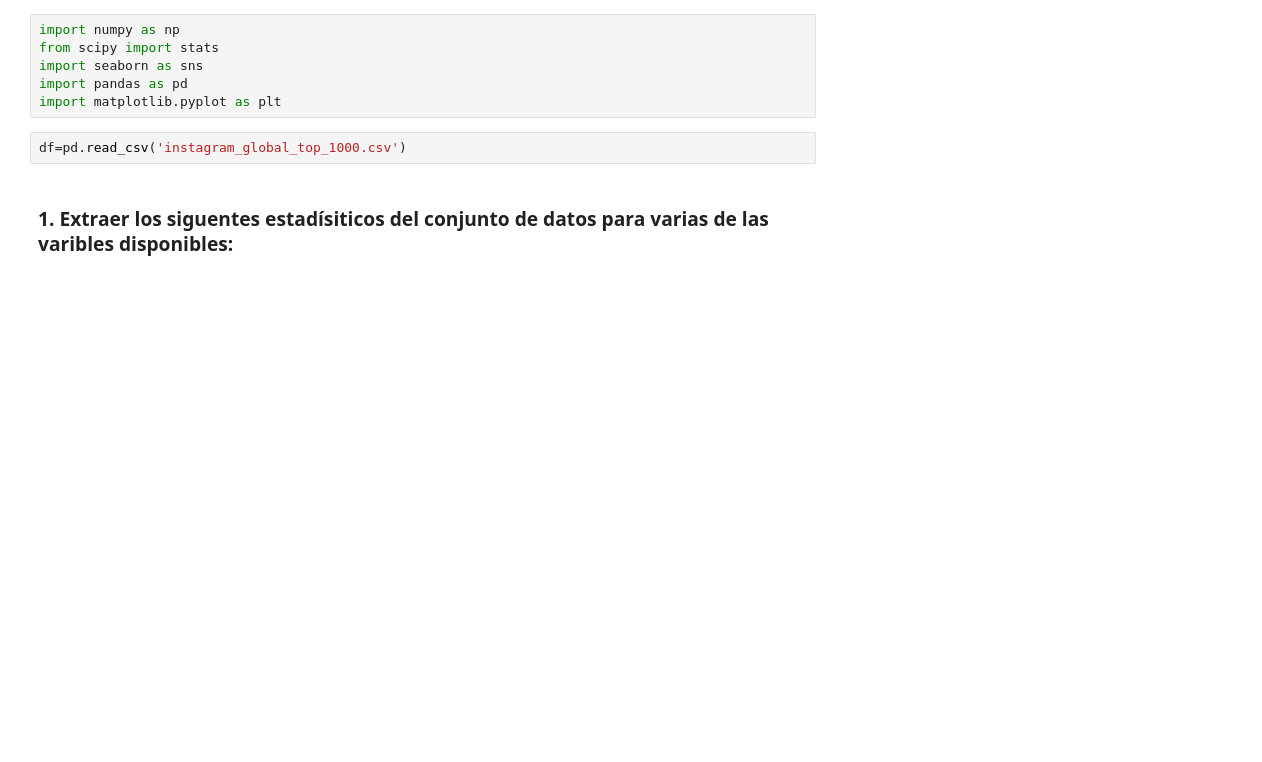
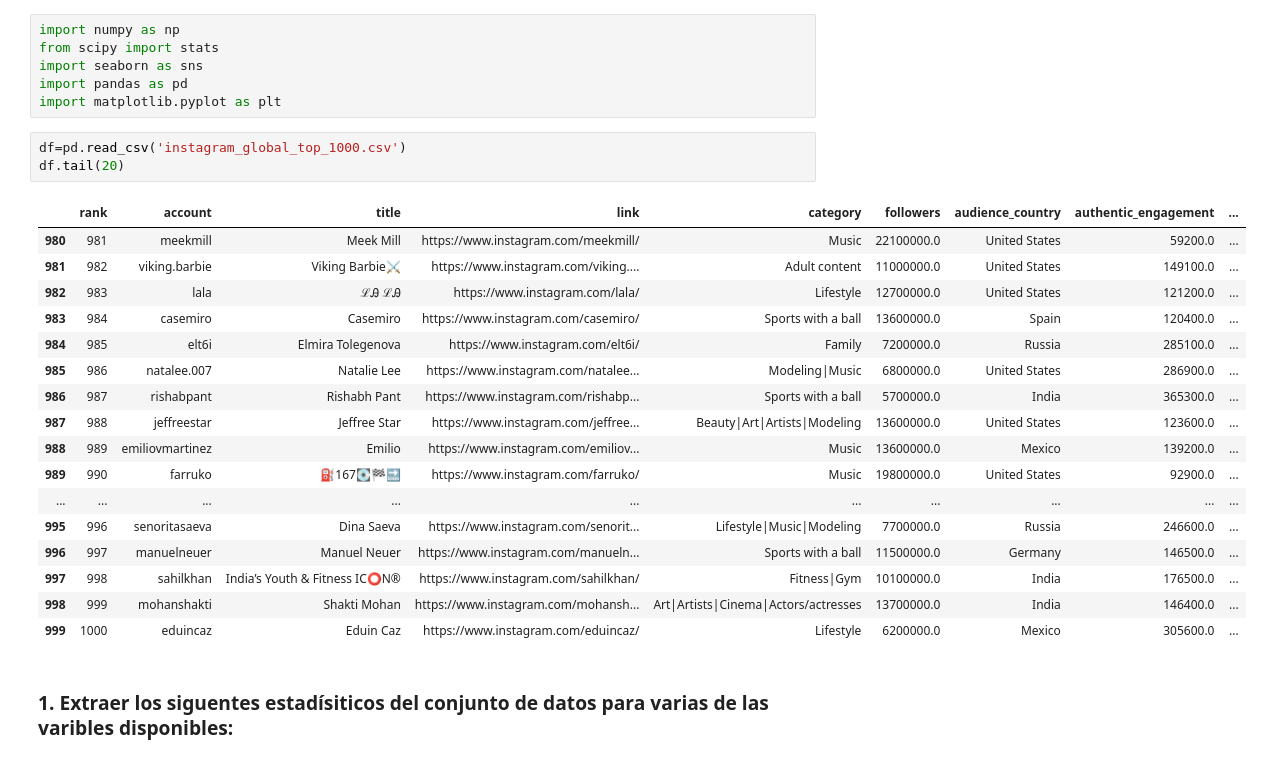
Before and after one commit to Adalab/DA_PromoC_Modulo2_Sprint1_Ana-Anahi, a Jupyter notebook: Estadistica/pp-Estadistica-II.ipynb, the cells around one changed output. Cells and saved outputs as stored; diff of their text form; blank space fills up the shorter version.

```diff
--- a/Estadistica/pp-Estadistica-II.ipynb
+++ b/Estadistica/pp-Estadistica-II.ipynb
@@ -10,6 +8,25 @@ import pandas as pd
 import matplotlib.pyplot as plt
 # %%
 df=pd.read_csv('instagram_global_top_1000.csv')
+df.tail(20)
+# %% [output]
+|  | rank | account | title | link | category | followers | audience_country | authentic_engagement | ... |
+| 980 | 981 | meekmill | Meek Mill | https://www.instagram.com/meekmill/ | Music | 22100000.0 | United States | 59200.0 | ... |
+| 981 | 982 | viking.barbie | Viking Barbie⚔ | https://www.instagram.com/viking.... | Adult content | 11000000.0 | United States | 149100.0 | ... |
+| 982 | 983 | lala | ℒᎯ ℒᎯ | https://www.instagram.com/lala/ | Lifestyle | 12700000.0 | United States | 121200.0 | ... |
+| 983 | 984 | casemiro | Casemiro | https://www.instagram.com/casemiro/ | Sports with a ball | 13600000.0 | Spain | 120400.0 | ... |
+| 984 | 985 | elt6i | Elmira Tolegenova | https://www.instagram.com/elt6i/ | Family | 7200000.0 | Russia | 285100.0 | ... |
+| 985 | 986 | natalee.007 | Natalie Lee | https://www.instagram.com/natalee... | Modeling|Music | 6800000.0 | United States | 286900.0 | ... |
+| 986 | 987 | rishabpant | Rishabh Pant | https://www.instagram.com/rishabp... | Sports with a ball | 5700000.0 | India | 365300.0 | ... |
+| 987 | 988 | jeffreestar | Jeffree Star | https://www.instagram.com/jeffree... | Beauty|Art|Artists|Modeling | 13600000.0 | United States | 123600.0 | ... |
+| 988 | 989 | emiliovmartinez | Emilio | https://www.instagram.com/emiliov... | Music | 13600000.0 | Mexico | 139200.0 | ... |
+| 989 | 990 | farruko | ⛽️167💽🏁🔜 | https://www.instagram.com/farruko/ | Music | 19800000.0 | United States | 92900.0 | ... |
+| ... | ... | ... | ... | ... | ... | ... | ... | ... | ... |
+| 995 | 996 | senoritasaeva | Dina Saeva | https://www.instagram.com/senorit... | Lifestyle|Music|Modeling | 7700000.0 | Russia | 246600.0 | ... |
+| 996 | 997 | manuelneuer | Manuel Neuer | https://www.instagram.com/manueln... | Sports with a ball | 11500000.0 | Germany | 146500.0 | ... |
+| 997 | 998 | sahilkhan | India’s Youth & Fitness IC⭕️N® | https://www.instagram.com/sahilkhan/ | Fitness|Gym | 10100000.0 | India | 176500.0 | ... |
+| 998 | 999 | mohanshakti | Shakti Mohan | https://www.instagram.com/mohansh... | Art|Artists|Cinema|Actors/actresses | 13700000.0 | India | 146400.0 | ... |
+| 999 | 1000 | eduincaz | Eduin Caz | https://www.instagram.com/eduincaz/ | Lifestyle | 6200000.0 | Mexico | 305600.0 | ... |
 # %% [markdown]
 ### 1. Extraer los siguentes estadísiticos del conjunto de datos para varias de las varibles disponibles:
 # %% [markdown]
```
Also changed, not shown: parts of 27 cells of this notebook.
